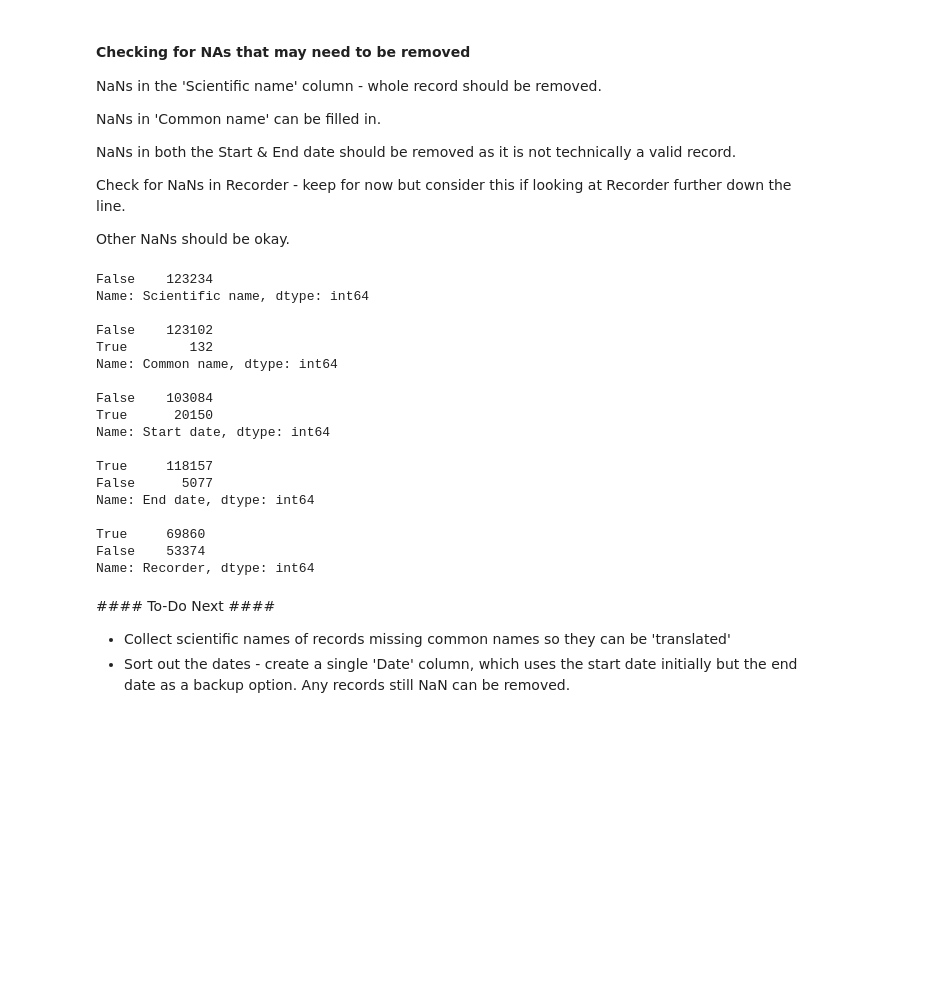
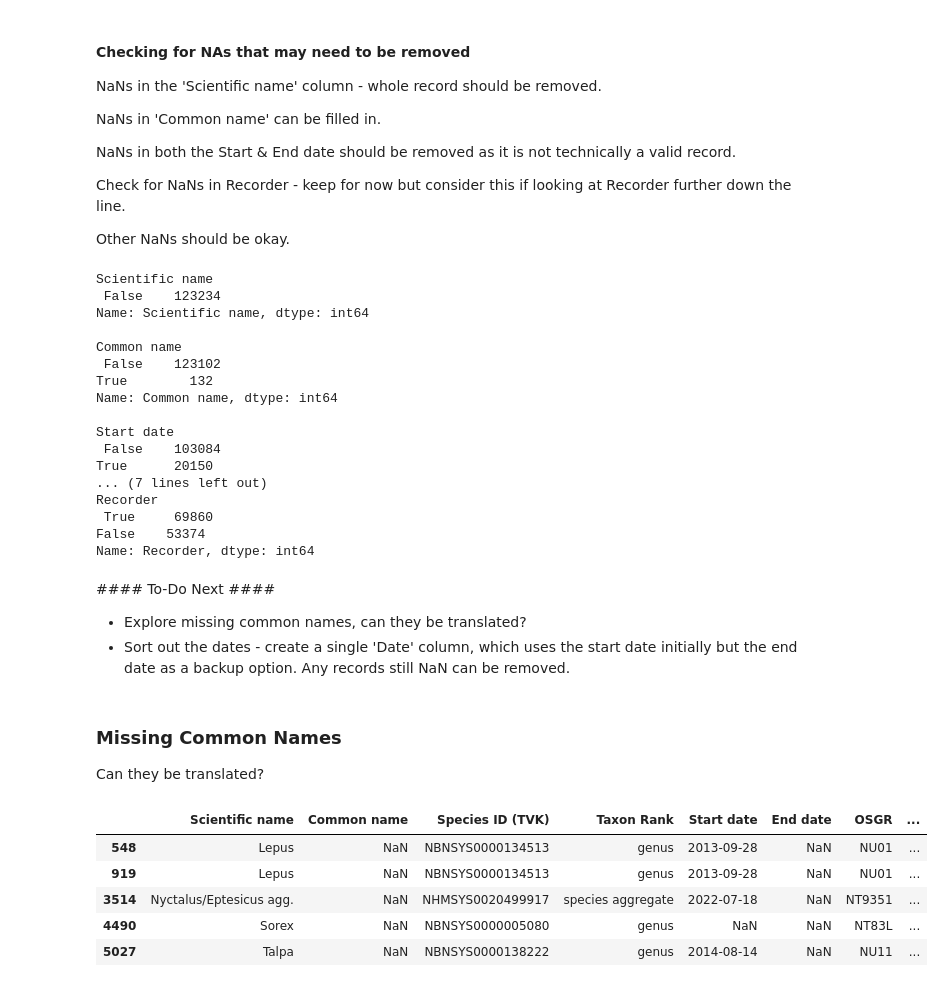
Before and after one commit to rachelastar/CodeOpProject, a Jupyter notebook: Initial Data Exploration.ipynb, the cells around one changed output. Drawn from its saved outputs; the diff is of its cells as text; code cells hidden in the pictures; blank space fills up the shorter version.

Commit message:
Further exploration , fixed concat issue with dataframe

```diff
--- a/Initial Data Exploration.ipynb
+++ b/Initial Data Exploration.ipynb
@@ -50,8 +53,8 @@ Durham: 55081
 Total records should be: 123234
 # %%
 #Need to join datasets
-
-mammals = pd.concat([north_nland, south_nland, durham])
+dfs=[north_nland, south_nland, durham]
+mammals = pd.concat(dfs, axis=0, ignore_index=True)
 print(mammals.shape)
 # %% [output]
 (123234, 56)
@@ -166,30 +169,44 @@ Other NaNs should be okay.
 variable_list = ['Scientific name', 'Common name', 'Start date', 'End date', 'Recorder']
 
 for i in variable_list:
-    print(mammals_df[i].isna().value_counts(), "\n")
+    print(i, "\n", mammals_df[i].isna().value_counts(), "\n")
 
 #mammals_df['Scientific name'].isna().value_counts()
 #no scientific names missing
 # %% [output]
-False    123234
+Scientific name
+ False    123234
 Name: Scientific name, dtype: int64
 
-False    123102
+Common name
+ False    123102
 True        132
 Name: Common name, dtype: int64
 
-False    103084
+Start date
+ False    103084
 True      20150
-Name: Start date, dtype: int64
-
-True     118157
-False      5077
-Name: End date, dtype: int64
-
-True     69860
+... (7 lines left out)
+Recorder
+ True     69860
 False    53374
 Name: Recorder, dtype: int64
 # %% [markdown]
 #### To-Do Next ####
-* Collect scientific names of records missing common names so they can be 'translated'
+* Explore missing common names, can they be translated?
 * Sort out the dates - create a single 'Date' column, which uses the start date initially but the end date as a backup option. Any records still NaN can be removed.
+# %% [markdown]
+### Missing Common Names ###
+Can they be translated?
+# %%
+missing_commons = mammals_df[mammals_df['Common name'].isna()]
+# %%
+missing_commons.head()
+#Looking at this, the common names are missing because the scientific names are to genus level only - let's check
+# %% [output]
+|  | Scientific name | Common name | Species ID (TVK) | Taxon Rank | Start date | End date | OSGR | ... |
+| 548 | Lepus | NaN | NBNSYS0000134513 | genus | 2013-09-28 | NaN | NU01 | ... |
+| 919 | Lepus | NaN | NBNSYS0000134513 | genus | 2013-09-28 | NaN | NU01 | ... |
+| 3514 | Nyctalus/Eptesicus agg. | NaN | NHMSYS0020499917 | species aggregate | 2022-07-18 | NaN | NT9351 | ... |
+| 4490 | Sorex | NaN | NBNSYS0000005080 | genus | NaN | NaN | NT83L | ... |
+| 5027 | Talpa | NaN | NBNSYS0000138222 | genus | 2014-08-14 | NaN | NU11 | ... |
```
Also changed, not shown: parts of 17 cells of this notebook.
